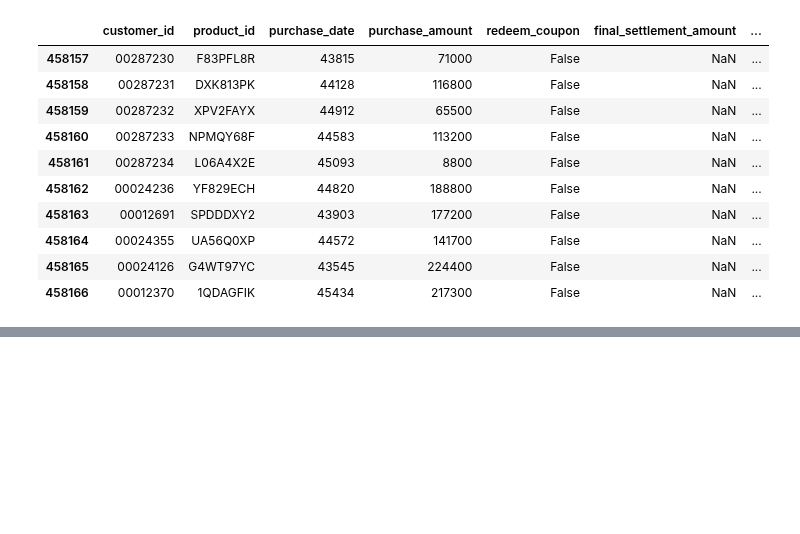
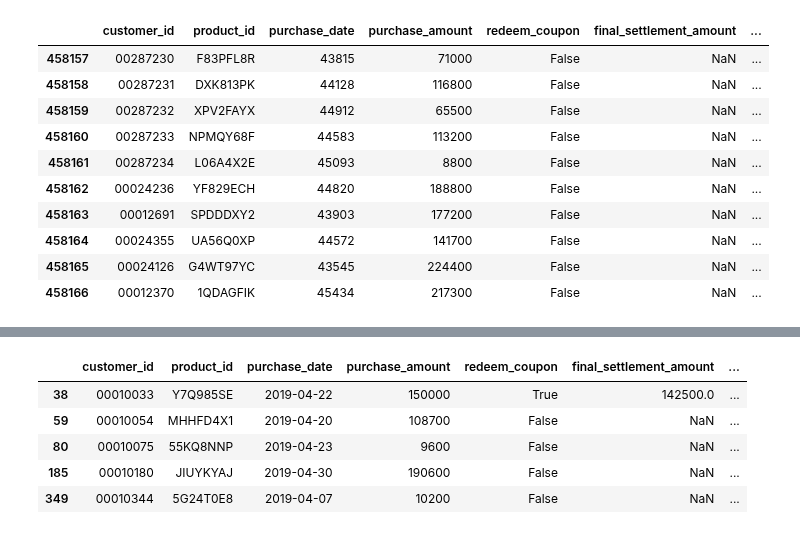
Before and after one commit to maton369/Data_Preprocessing_For_Data_Analyze, a Jupyter notebook: code/05_sort_filter.ipynb, the cells around one changed output, grey strips where cells are left out. Cells and saved outputs as stored; diff of their text form; code cells hidden in the pictures; blank space fills up the shorter version.

```diff
--- a/code/05_sort_filter.ipynb
+++ b/code/05_sort_filter.ipynb
@@ -187,0 +212,20 @@ last_10_rows
+# %%
+# 'purchase_date'が2019/4/1から2019/4/30までのデータのみを抽出
+start_date = pd.Timestamp("2019/04/01")
+end_date = pd.Timestamp("2019/04/30")
+
+# 'purchase_date'列を日時型に変換（エラーがあればNaTに置き換える）
+df["purchase_date"] = pd.to_datetime(df["purchase_date"], errors="coerce")
+# errors='coerce' は、無効な日付を NaT（Not a Time）として処理する設定
+
+df_selected = df[
+    (df["purchase_date"] >= start_date) & (df["purchase_date"] <= end_date)
+]
+df_selected.head()
+# %% [output]
+|  | customer_id | product_id | purchase_date | purchase_amount | redeem_coupon | final_settlement_amount | ... |
+| 38 | 00010033 | Y7Q985SE | 2019-04-22 | 150000 | True | 142500.0 | ... |
+| 59 | 00010054 | MHHFD4X1 | 2019-04-20 | 108700 | False | NaN | ... |
+| 80 | 00010075 | 55KQ8NNP | 2019-04-23 | 9600 | False | NaN | ... |
+| 185 | 00010180 | JIUYKYAJ | 2019-04-30 | 190600 | False | NaN | ... |
+| 349 | 00010344 | 5G24T0E8 | 2019-04-07 | 10200 | False | NaN | ... |
```
Also changed, not shown: parts of 3 cells of this notebook.
